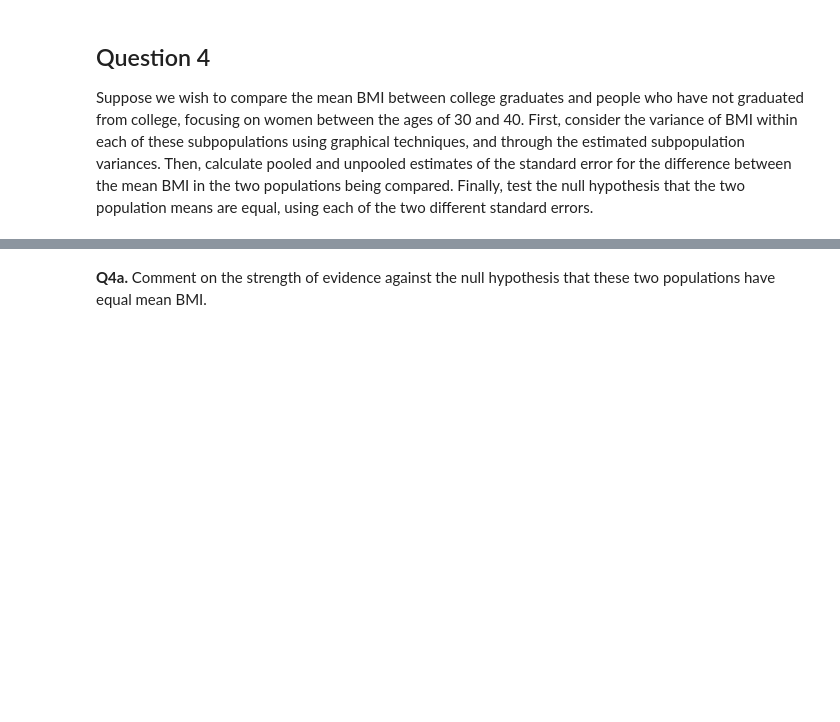
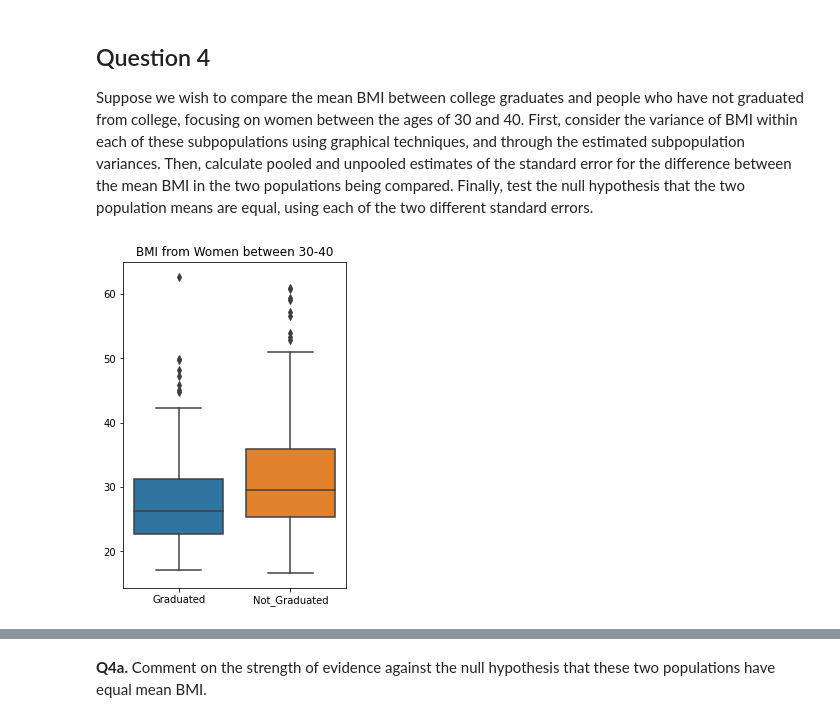
Before and after one commit to LeonardoSMSoares/Statistics-with-Python-Specialization, a Jupyter notebook: C02 - week4b - NHANES Hypothesis Tests Practice.ipynb, the cells around one changed output, grey strips where cells are left out. Cells and saved outputs as stored; diff of their text form; code cells hidden in the pictures; blank space fills up the shorter version.

```diff
--- a/C02 - week4b - NHANES Hypothesis Tests Practice.ipynb
+++ b/C02 - week4b - NHANES Hypothesis Tests Practice.ipynb
@@ -343,0 +570,34 @@ Suppose we wish to compare the mean BMI between college graduates and people who
+# %%
+# Population Women 30-40
+
+bmi_30_40 = da[(da['RIDAGEYR'] >= 30) & (da['RIDAGEYR'] <= 40)]   # People between 30-40 DataFrame
+bmi_30_40.reset_index(inplace=True, drop=True)
+
+bmi_women_30_40 = bmi_30_40[bmi_30_40['RIAGENDR']==2]             # Women between 30-40 DataFrame
+bmi_women_30_40 = bmi_women_30_40[~bmi_women_30_40.isna()]
+bmi_women_30_40.reset_index(inplace=True, drop=True)
+
+bmi_women_graduated = bmi_women_30_40[bmi_women_30_40['DMDEDUC2']==5]['BMXBMI'] # Women between 30-40 Graduated BMI
+bmi_women_graduated = bmi_women_graduated[~bmi_women_graduated.isna()]
+bmi_women_graduated.reset_index(inplace=True, drop=True)
+
+bmi_women_not_graduated = bmi_women_30_40[bmi_women_30_40['DMDEDUC2'].isin([1, 2, 3, 4])]['BMXBMI']  # Women between 30-40
+bmi_women_not_graduated = bmi_women_not_graduated[~bmi_women_not_graduated.isna()]                   # Not Graduated BMI
+bmi_women_not_graduated.reset_index(inplace=True, drop=True)
+# %%
+# Create a DataFrame with these two Series
+
+df = pd.DataFrame({'Graduated': bmi_women_graduated, 'Not_Graduated': bmi_women_not_graduated})
+
+
+# Make the Boxplot
+
+plt.figure(figsize=(4,6))
+
+plt.title('BMI from Women between 30-40')
+
+sns.boxplot(data = df.loc[:,['Graduated','Not_Graduated']])
+
+plt.show()
+# %% [output]
+[figure, added]
```
Also changed, not shown: parts of 41 cells of this notebook, 1 other file.
